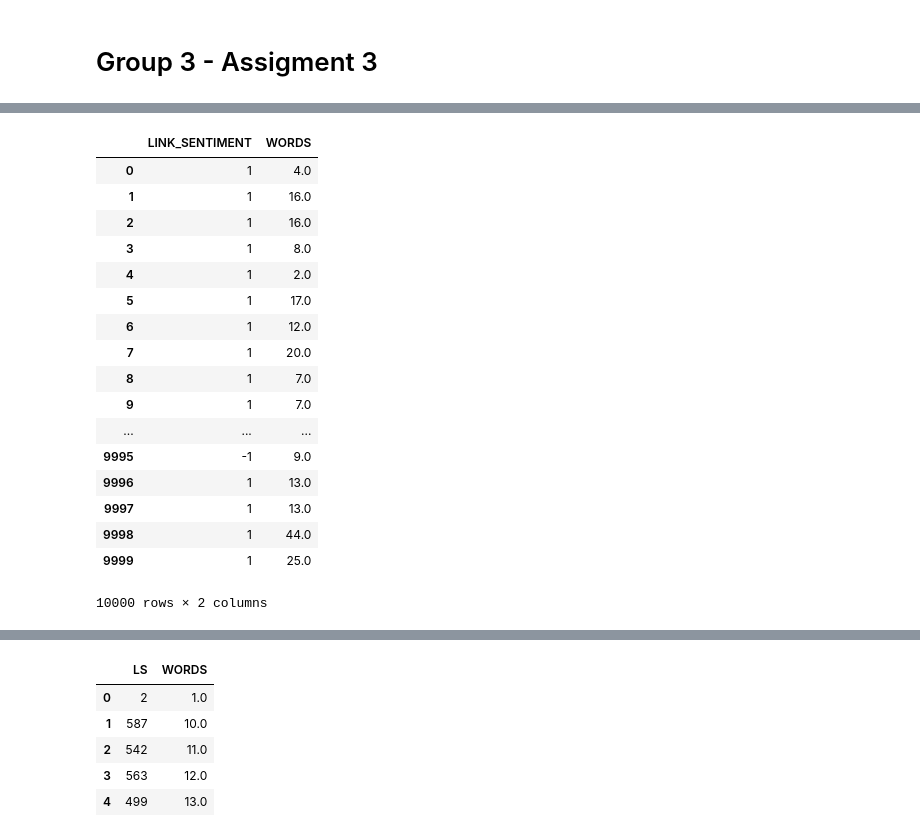
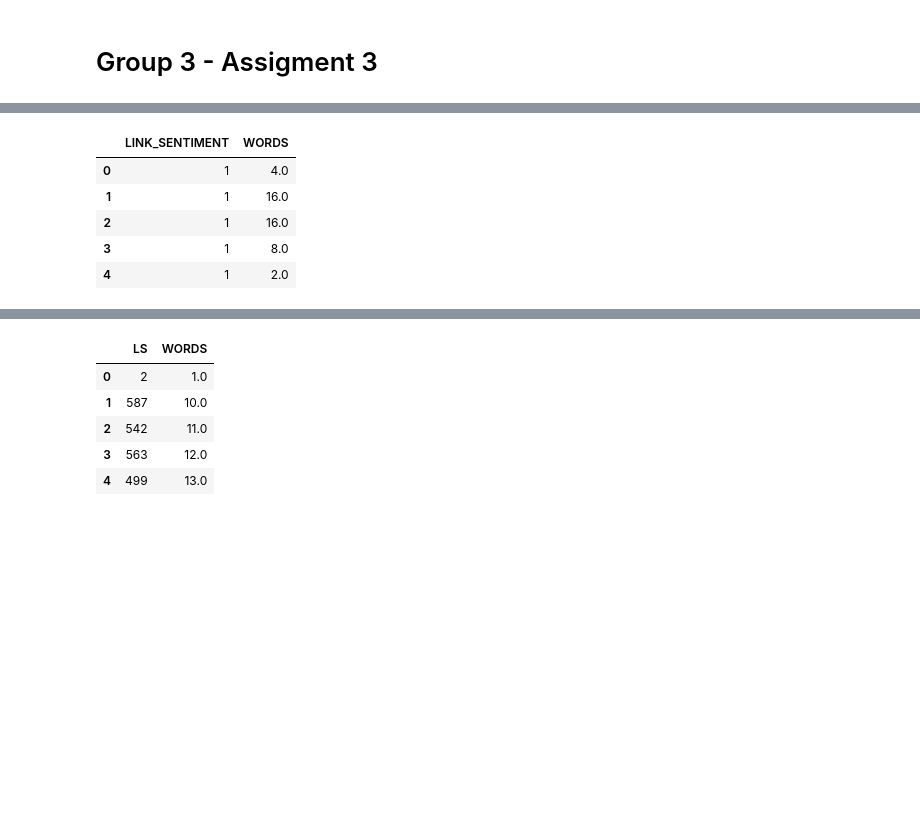
Before and after one commit to maliakber/algorithm-data-model-csc-501, a Jupyter notebook: source/assignment-3/assignment-3-jupnote-maybins.ipynb, the cells around one changed output, grey strips where cells are left out. Cells and saved outputs as stored; diff of their text form; code cells hidden in the pictures; blank space fills up the shorter version.

```diff
--- a/source/assignment-3/assignment-3-jupnote-maybins.ipynb
+++ b/source/assignment-3/assignment-3-jupnote-maybins.ipynb
@@ -27,25 +28,13 @@ words = pd.DataFrame(words)
 data_props['WORDS'] = words
 data_props_w = data_props[['LINK_SENTIMENT','WORDS']]
 # %%
-data_props_w
+data_props_w.head()
 # %% [output]
 |  | LINK_SENTIMENT | WORDS |
 | 0 | 1 | 4.0 |
 | 1 | 1 | 16.0 |
 | 2 | 1 | 16.0 |
 | 3 | 1 | 8.0 |
 | 4 | 1 | 2.0 |
-| 5 | 1 | 17.0 |
-| 6 | 1 | 12.0 |
-| 7 | 1 | 20.0 |
-| 8 | 1 | 7.0 |
-| 9 | 1 | 7.0 |
-| ... | ... | ... |
-| 9995 | -1 | 9.0 |
-| 9996 | 1 | 13.0 |
-| 9997 | 1 | 13.0 |
-| 9998 | 1 | 44.0 |
-| 9999 | 1 | 25.0 |
-10000 rows × 2 columns
 # %%
 dist_n = sqldf("select count(LINK_SENTIMENT) as LS, WORDS from data_props_w where LINK_SENTIMENT<1 group by WORDS order by WORDS asc")
```
Also changed, not shown: parts of 25 cells of this notebook.
